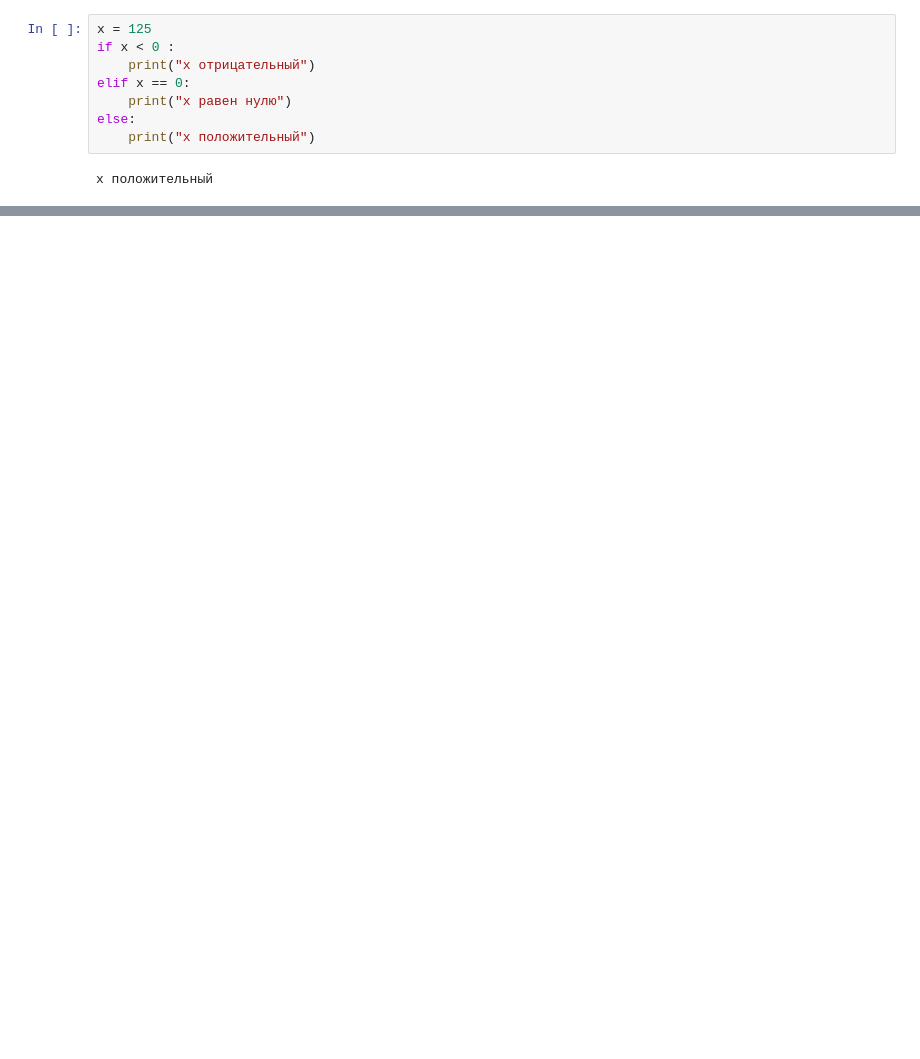
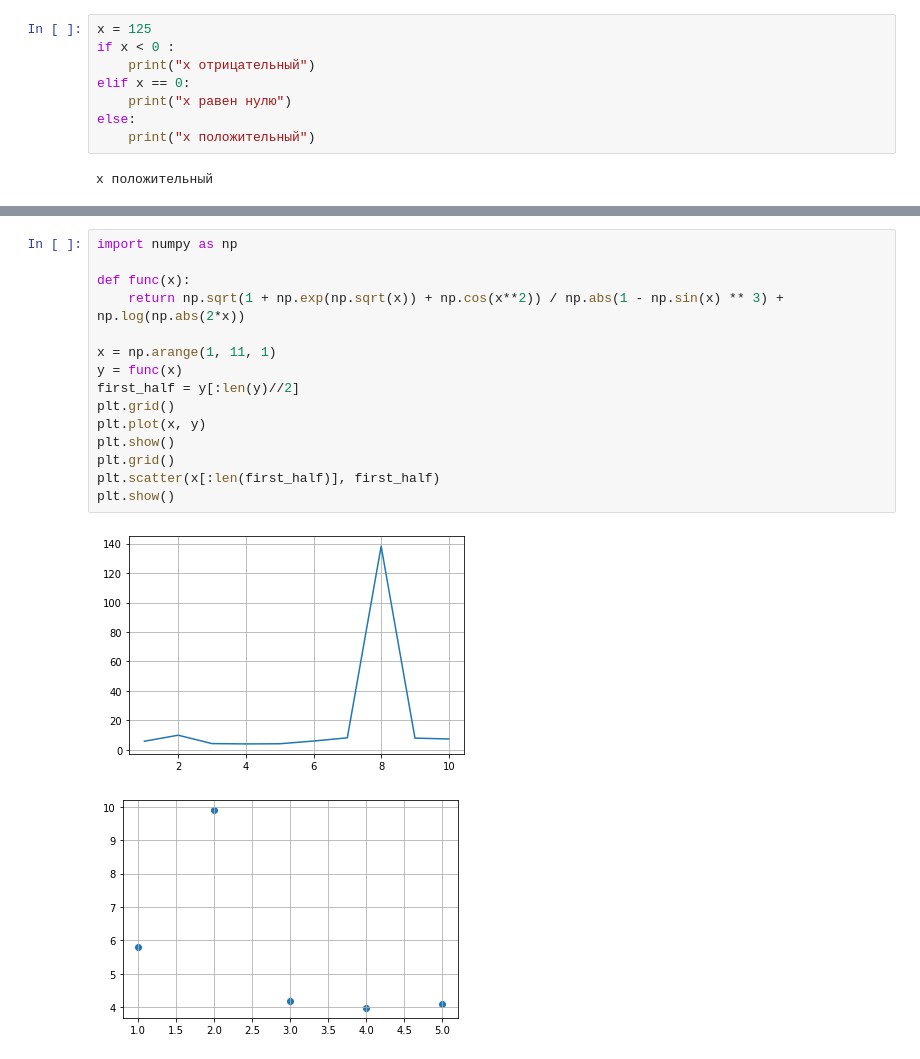
Before and after one commit to random-cell/artificial-intelligence, a Jupyter notebook: Workbook1.ipynb, the cells around one changed output, grey strips where cells are left out. Saved outputs shown, nothing was run; the diff lists cells and outputs as text; blank space fills up the shorter version.

```diff
--- a/Workbook1.ipynb
+++ b/Workbook1.ipynb
@@ -59,0 +280,18 @@ while x <= 10:
+# %%
+import numpy as np
+
+def func(x):
+    return np.sqrt(1 + np.exp(np.sqrt(x)) + np.cos(x**2)) / np.abs(1 - np.sin(x) ** 3) + np.log(np.abs(2*x))
+
+x = np.arange(1, 11, 1)
+y = func(x)
+first_half = y[:len(y)//2]
+plt.grid()
+plt.plot(x, y)
+plt.show()
+plt.grid()
+plt.scatter(x[:len(first_half)], first_half)
+plt.show()
+# %% [output]
+[figure, added]
+[figure, added]
```
Also changed, not shown: parts of 48 cells of this notebook.
